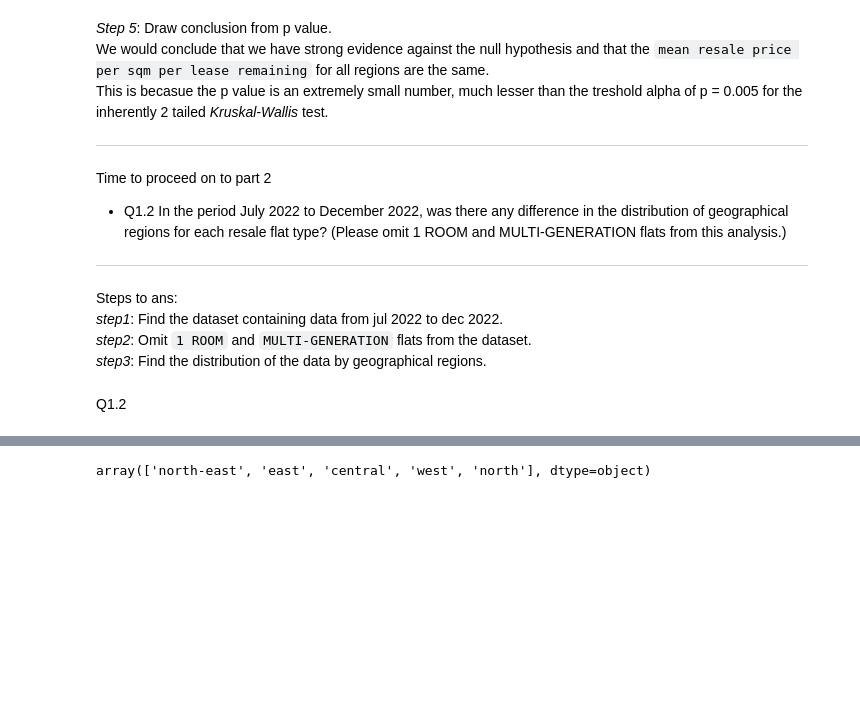
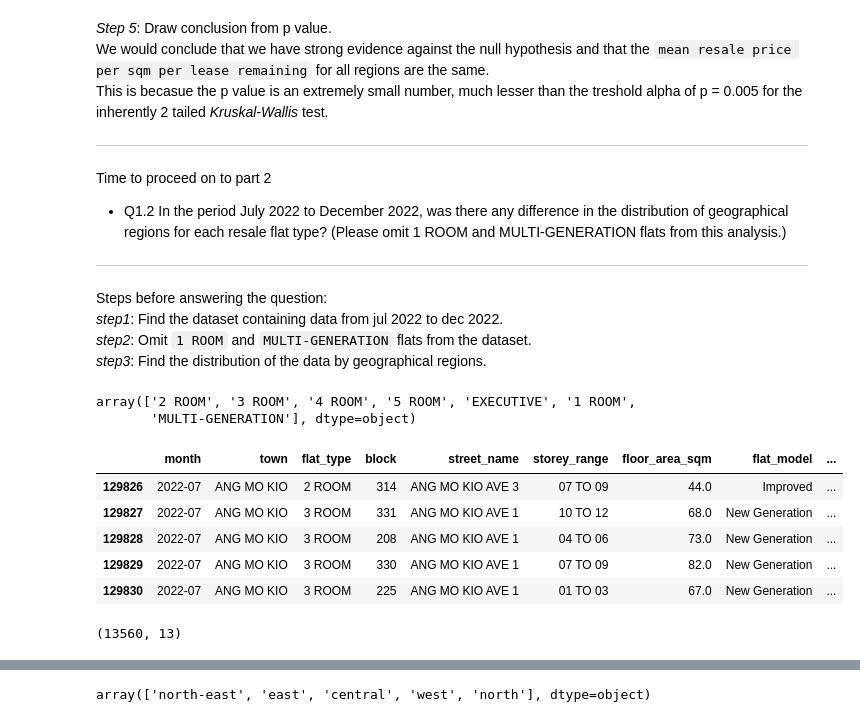
Before and after one commit to Luke-zm/Completed-Data-Courses-for-Masters, a Jupyter notebook: IND5003/assignment/IND5003_A1_<Your_Name>.ipynb, the cells around one changed output, grey strips where cells are left out. Cells and saved outputs as stored; diff of their text form; code cells hidden in the pictures; blank space fills up the shorter version.

```diff
--- a/IND5003/assignment/IND5003_A1_<Your_Name>.ipynb
+++ b/IND5003/assignment/IND5003_A1_<Your_Name>.ipynb
@@ -351,12 +362,44 @@ This is becasue the p value is an extremely small number, much lesser than the t
 Time to proceed on to part 2
 * Q1.2 In the period July 2022 to December 2022, was there any difference in the distribution of geographical regions for each resale flat type? (Please omit 1 ROOM and MULTI-GENERATION flats from this analysis.)
 ----
-Steps to ans:
+Steps before answering the question:
 *step1*: Find the dataset containing data from jul 2022 to dec 2022.
 *step2*: Omit `1 ROOM` and `MULTI-GENERATION` flats from the dataset.
 *step3*: Find the distribution of the data by geographical regions.
-# %% [markdown]
-Q1.2
+# %%
+resale_prices_df['flat_type'].unique()
+# %% [output]
+array(['2 ROOM', '3 ROOM', '4 ROOM', '5 ROOM', 'EXECUTIVE', '1 ROOM',
+       'MULTI-GENERATION'], dtype=object)
+# %%
+# Filter the dates to make a smaller subset
+# Create a boolean mask to filter the date range
+
+# Convert filter to datetime format
+start_date = pd.to_datetime("2022-07")
+end_date = pd.to_datetime("2022-12")
+# Conditions
+later_than_start = (pd.to_datetime(resale_prices_df['month']) >= start_date)
+ealier_than_end = (pd.to_datetime(resale_prices_df['month']) <= end_date)
+not_1_rm = (resale_prices_df['flat_type']!='1 ROOM')
+not_multi_gen = (resale_prices_df['flat_type']!='MULTI-GENERATION')
+# Create mask
+mask = (later_than_start & ealier_than_end & not_1_rm & not_multi_gen)
+
+# Apply the mask to filter the DataFrame
+resale_dec_df = resale_prices_df[mask].copy(deep=True)
+resale_dec_df.head()
+# %% [output]
+|  | month | town | flat_type | block | street_name | storey_range | floor_area_sqm | flat_model | ... |
+| 129826 | 2022-07 | ANG MO KIO | 2 ROOM | 314 | ANG MO KIO AVE 3 | 07 TO 09 | 44.0 | Improved | ... |
+| 129827 | 2022-07 | ANG MO KIO | 3 ROOM | 331 | ANG MO KIO AVE 1 | 10 TO 12 | 68.0 | New Generation | ... |
+| 129828 | 2022-07 | ANG MO KIO | 3 ROOM | 208 | ANG MO KIO AVE 1 | 04 TO 06 | 73.0 | New Generation | ... |
+| 129829 | 2022-07 | ANG MO KIO | 3 ROOM | 330 | ANG MO KIO AVE 1 | 07 TO 09 | 82.0 | New Generation | ... |
+| 129830 | 2022-07 | ANG MO KIO | 3 ROOM | 225 | ANG MO KIO AVE 1 | 01 TO 03 | 67.0 | New Generation | ... |
+# %%
+resale_dec_df.shape
+# %% [output]
+(13560, 13)
 # %%
 ss=preprocessing.StandardScaler()
 resale_june_df['norm_price_sqm_yr']=ss.fit_transform(resale_june_df[['price_p_sqm_p_yr']])
```
Also changed, not shown: parts of 2 cells of this notebook, 1 other file.
